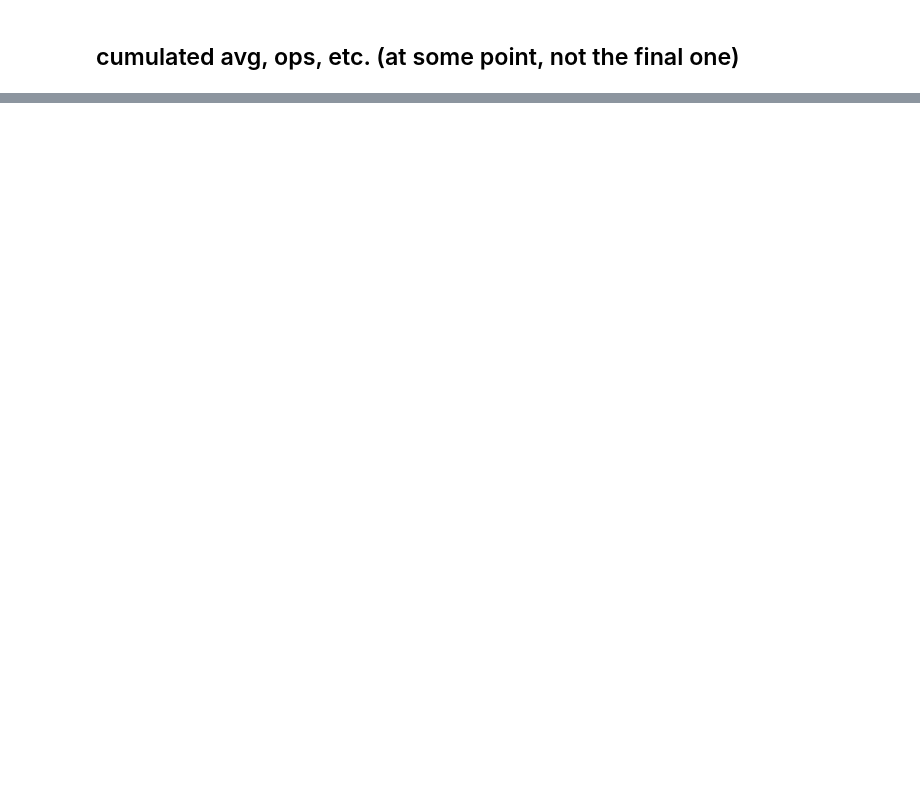
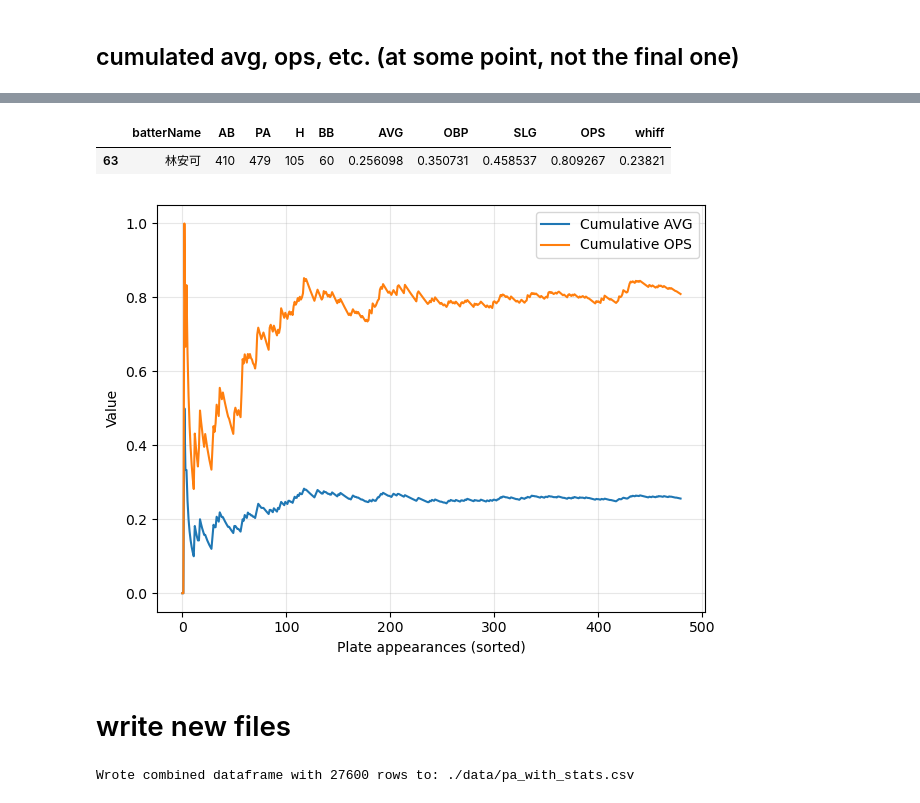
Before and after one commit to hyp0515/cpbl_data_analysis, a Jupyter notebook: calculate_batter_stat.ipynb, the cells around one changed output, grey strips where cells are left out. Cells and saved outputs as stored; diff of their text form; code cells hidden in the pictures; blank space fills up the shorter version.

```diff
--- a/calculate_batter_stat.ipynb
+++ b/calculate_batter_stat.ipynb
@@ -199,0 +223,44 @@ Name: 27171, dtype: float64
+# %%
+test_bat_cum_final = bat_cum_final[bat_cum_final['batterName'] == '林安可']
+display(test_bat_cum_final.head())
+
+test_bat_stats = pas_cum[pas_cum['batterName'] == '林安可']
+plt.plot(test_bat_stats['PA'], test_bat_stats['AVG'], label='Cumulative AVG')
+plt.plot(test_bat_stats['PA'], test_bat_stats['OPS'], label='Cumulative OPS')
+plt.xlabel('Plate appearances (sorted)')
+plt.ylabel('Value')
+plt.legend()
+plt.grid(alpha=0.3)
+plt.tight_layout()
+# %% [output]
+|  | batterName | AB | PA | H | BB | AVG | OBP | SLG | OPS | whiff |
+| 63 | 林安可 | 410 | 479 | 105 | 60 | 0.256098 | 0.350731 | 0.458537 | 0.809267 | 0.23821 |
+[figure, added]
+# %% [markdown]
+# write new files
+# %%
+# combine pas and pas_cum and write to csv
+# uses existing variables: pas, pas_cum, os, pd
+
+out_path = './data/pa_with_stats.csv'
+
+# align on row order/index; drop duplicate batterName from pas_cum
+pas_cum_cols = [c for c in pas_cum.columns if c != 'batterName']
+
+if pas.index.equals(pas_cum.index):
+    combined = pd.concat([pas, pas_cum[pas_cum_cols]], axis=1)
+else:
+    # fallback: align by reset_index (preserve row order)
+    combined = pd.concat([pas.reset_index(drop=True), pas_cum[pas_cum_cols].reset_index(drop=True)], axis=1)
+
+# ensure output directory exists
+out_dir = os.path.dirname(out_path)
+if out_dir:
+    os.makedirs(out_dir, exist_ok=True)
+
+# write with UTF-8-SIG so Excel handles Chinese characters correctly
+combined.to_csv(out_path, index=False, encoding='utf-8-sig')
+
+print(f"Wrote combined dataframe with {len(combined)} rows to: {out_path}")
+# %% [output]
+Wrote combined dataframe with 27600 rows to: ./data/pa_with_stats.csv
```
Also changed, not shown: parts of 6 cells of this notebook, 3 other files.
